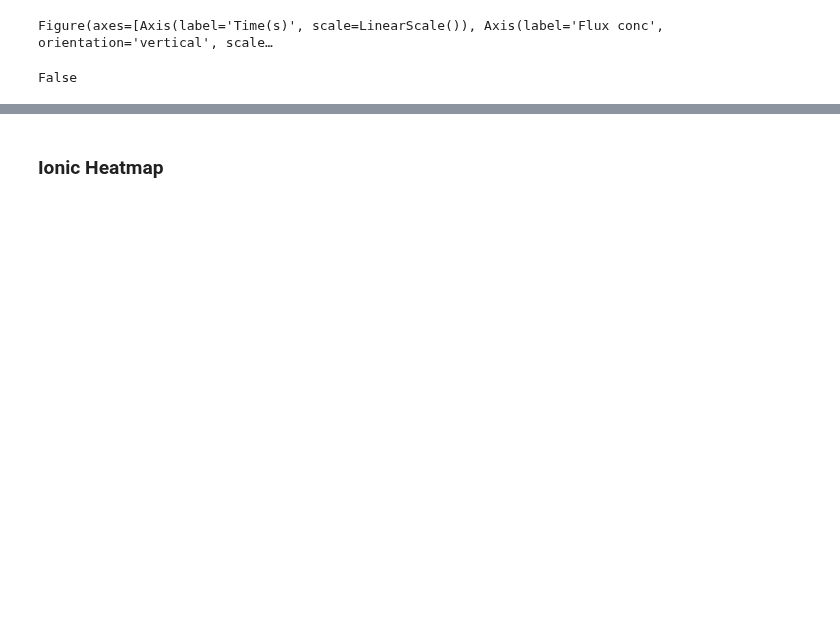
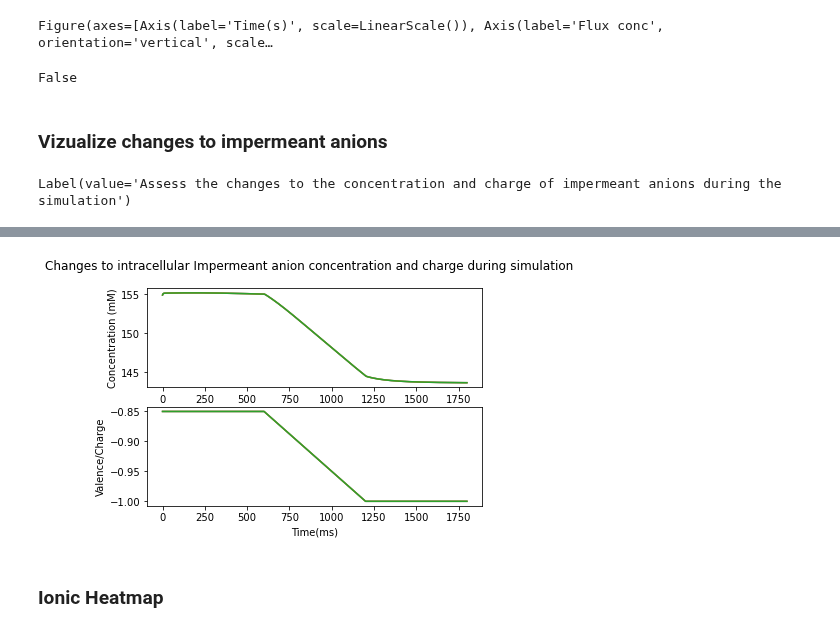
Before and after one commit to TrellixVulnTeam/MSc-Computational-Neuroscience-Repo_ZR8H, a Jupyter notebook: Multicompartment Trials/Multicompartment_Sim_V3.ipynb, the cells around one changed output, grey strips where cells are left out. Cells and saved outputs as stored; diff of their text form; code cells hidden in the pictures; blank space fills up the shorter version.

```diff
--- a/Multicompartment Trials/Multicompartment_Sim_V3.ipynb
+++ b/Multicompartment Trials/Multicompartment_Sim_V3.ipynb
@@ -1207,3 +1202,43 @@ print(xoflux_on)
 # %% [output]
 Figure(axes=[Axis(label='Time(s)', scale=LinearScale()), Axis(label='Flux conc', orientation='vertical', scale…
 False
+# %% [markdown]
+### Vizualize changes to impermeant anions
+# %%
+##################################################################
+# WIDGET INITIALIZATION:
+
+lbl_xchange = widgets.Label(value='Assess the changes to the concentration and charge of impermeant anions during the simulation')
+btn_xchange = widgets.Button(description='Plot impermeant changes', button_style='info')
+
+output_xchange = widgets.Output()
+
+display(lbl_xchange,btn_xchange,output_xchange)
+
+
+##################################################################
+# IMPLEMENTATION:
+
+
+def plot_xchange_graph():
+
+    fig_xchange,(ax_conc,ax_charge) = mplt.subplots(2,1)
+    fig_xchange.suptitle('Changes to intracellular Impermeant anion concentration and charge during simulation')
+    ax_conc.set_ylabel("Concentration (mM)")
+    ax_charge.set_ylabel("Valence/Charge")
+    ax_charge.set_xlabel("Time(ms)")
+
+    for i in range(len(comp_arr)):
+        ax_conc.plot(t_arr[0:-1:1000],comp_arr[i].x_arr[0:-1:1000], label = comp_arr[i].name)
+        ax_charge.plot(t_arr[0:-1:1000],comp_arr[i].z_arr[0:-1:1000])
+
+
+def btn_xchange_clicked(b):
+    output_xchange.clear_output()
+    with output_xchange:
+        plot_xchange_graph()
+
+
+btn_xchange.on_click(btn_xchange_clicked)
+# %% [output]
+Label(value='Assess the changes to the concentration and charge of impermeant anions during the simulation')
@@ -1210,3 +1247,4 @@ False
+[figure, added]
 # %% [markdown]
 ### Ionic Heatmap
 # %%
```
Also changed, not shown: parts of 3 cells of this notebook, 2 other files.
